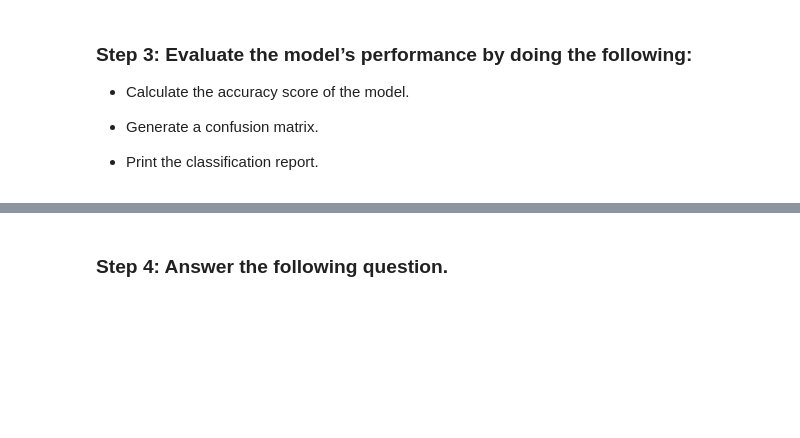
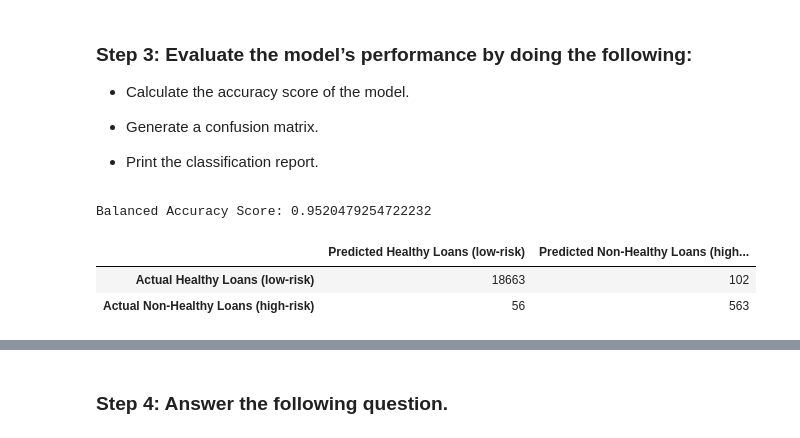
Before and after one commit to JaleesMoeen/Credit_Risk_Classification, a Jupyter notebook: credit_risk_classification.ipynb, the cells around one changed output, grey strips where cells are left out. Drawn from its saved outputs; the diff is of its cells as text; code cells hidden in the pictures; blank space fills up the shorter version.

```diff
--- a/credit_risk_classification.ipynb
+++ b/credit_risk_classification.ipynb
@@ -128,4 +146,7 @@ from sklearn.linear_model import LogisticRegression
 * Print the classification report.
 # %%
 # Print the balanced_accuracy score of the model
-# YOUR CODE HERE!
+balanced_accuracy = balanced_accuracy_score(y_test, regression_predictions)
+print("Balanced Accuracy Score:", balanced_accuracy)
+# %% [output]
+Balanced Accuracy Score: 0.9520479254722232
@@ -137,0 +153,18 @@ from sklearn.linear_model import LogisticRegression
+# %%
+# Generate a confusion matrix for the model
+regression_matrix = confusion_matrix(y_test, regression_predictions)
+#regression_matrix
+
+
+regression_matrix = confusion_matrix(y_test, regression_predictions)
+regression_matrix_df = pd.DataFrame(regression_matrix,
+                                index = ['Actual Healthy Loans (low-risk)',
+                                'Actual Non-Healthy Loans (high-risk)'],
+
+                                columns = ['Predicted Healthy Loans (low-risk)',
+                                           'Predicted Non-Healthy Loans (high-risk)'] )
+regression_matrix_df
+# %% [output]
+|  | Predicted Healthy Loans (low-risk) | Predicted Non-Healthy Loans (high... |
+| Actual Healthy Loans (low-risk) | 18663 | 102 |
+| Actual Non-Healthy Loans (high-risk) | 56 | 563 |
```
Also changed, not shown: parts of 8 cells of this notebook.
